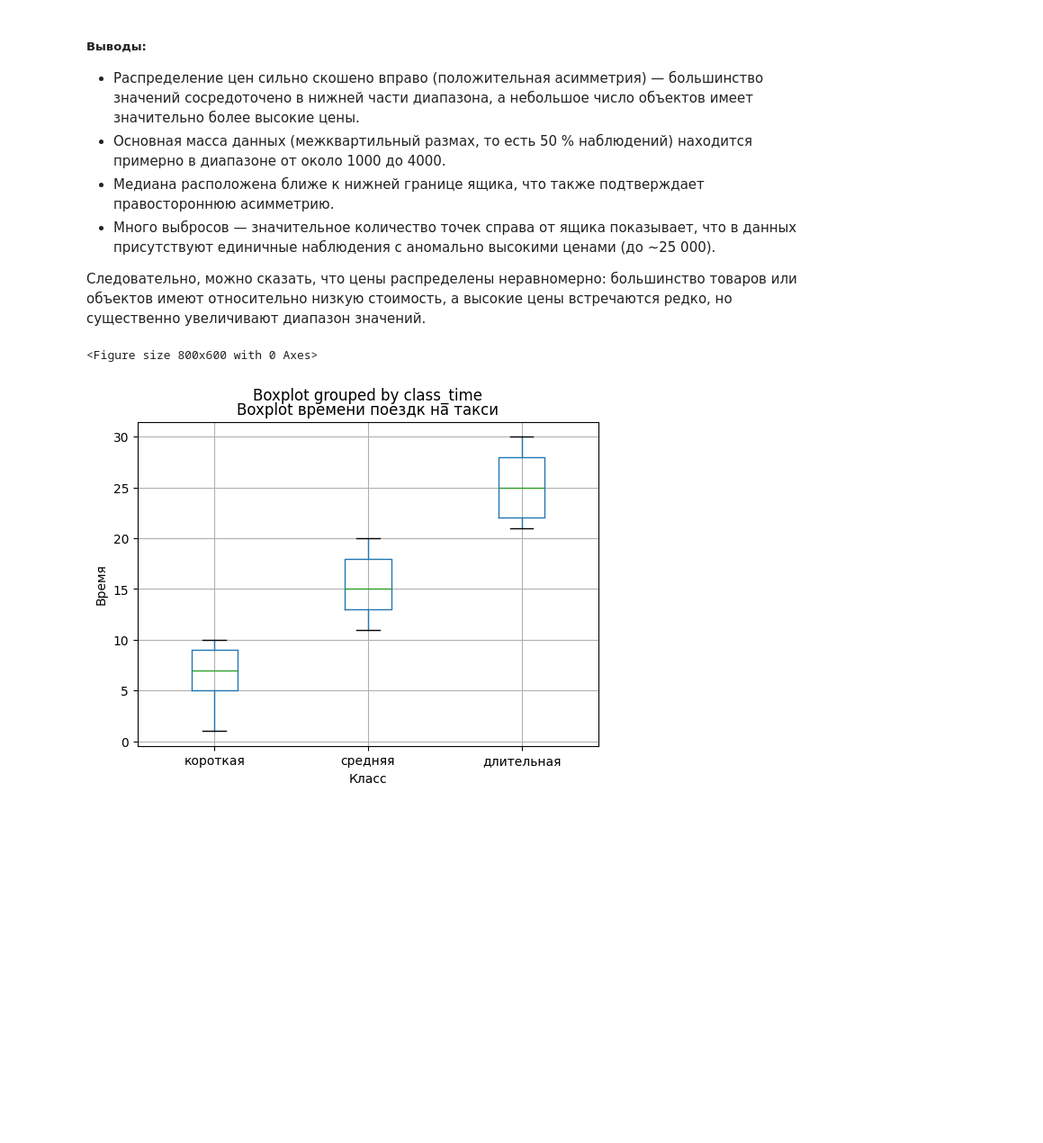
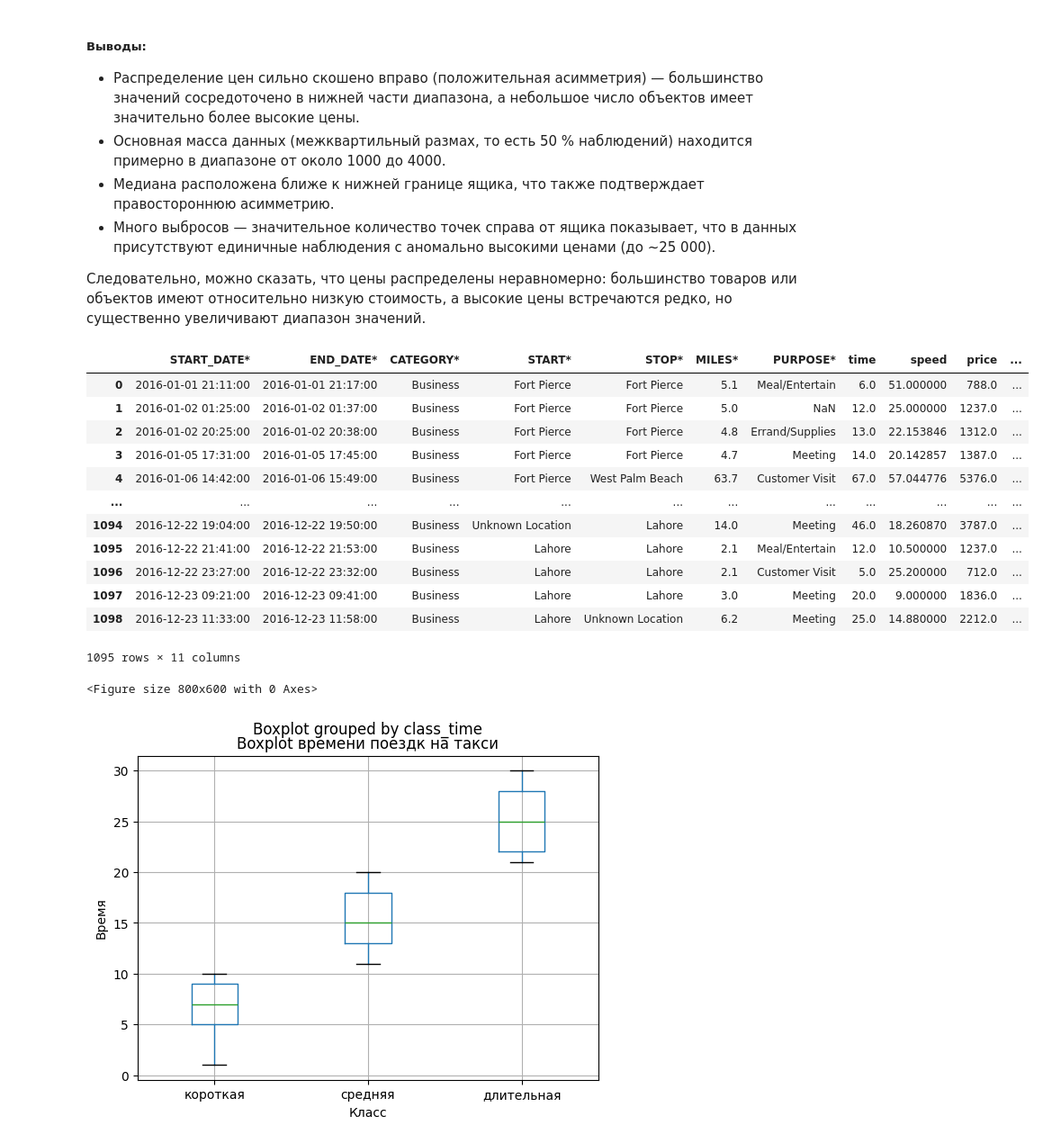
Before and after one commit to Vanya-sem/VVAD, a Jupyter notebook: ЛР2_Семенов_8.ipynb, the cells around one changed output. Shown at 90% size. Drawn from its saved outputs; the diff is of its cells as text; code cells hidden in the pictures; blank space fills up the shorter version.

```diff
--- a/ЛР2_Семенов_8.ipynb
+++ b/ЛР2_Семенов_8.ipynb
@@ -438,16 +436,29 @@ plt.show()
 Следовательно, можно сказать, что цены распределены неравномерно: большинство товаров или объектов имеют относительно низкую стоимость, а высокие цены встречаются редко, но существенно увеличивают диапазон значений.
 # %%
 df['class_time'] = pd.cut(df['time'], bins = [0, 10, 20, 30], labels=['короткая', 'средняя', 'длительная'], include_lowest=True)
-
+display(df)
 plt.figure(figsize=(8, 6))
 df.boxplot(by='class_time', column='time')
 #sns.boxplot(x='class_time', y='time', data=df, palette='Set2', hue='class_time', legend=False)
 plt.title('Boxplot времени поездк на такси')
 plt.xlabel('Класс')
 plt.ylabel('Время')
 plt.show()
 # %% [output]
+|  | START_DATE* | END_DATE* | CATEGORY* | START* | STOP* | MILES* | PURPOSE* | time | speed | price | ... |
+| 0 | 2016-01-01 21:11:00 | 2016-01-01 21:17:00 | Business | Fort Pierce | Fort Pierce | 5.1 | Meal/Entertain | 6.0 | 51.000000 | 788.0 | ... |
+| 1 | 2016-01-02 01:25:00 | 2016-01-02 01:37:00 | Business | Fort Pierce | Fort Pierce | 5.0 | NaN | 12.0 | 25.000000 | 1237.0 | ... |
+| 2 | 2016-01-02 20:25:00 | 2016-01-02 20:38:00 | Business | Fort Pierce | Fort Pierce | 4.8 | Errand/Supplies | 13.0 | 22.153846 | 1312.0 | ... |
+| 3 | 2016-01-05 17:31:00 | 2016-01-05 17:45:00 | Business | Fort Pierce | Fort Pierce | 4.7 | Meeting | 14.0 | 20.142857 | 1387.0 | ... |
+| 4 | 2016-01-06 14:42:00 | 2016-01-06 15:49:00 | Business | Fort Pierce | West Palm Beach | 63.7 | Customer Visit | 67.0 | 57.044776 | 5376.0 | ... |
+| ... | ... | ... | ... | ... | ... | ... | ... | ... | ... | ... | ... |
+| 1094 | 2016-12-22 19:04:00 | 2016-12-22 19:50:00 | Business | Unknown Location | Lahore | 14.0 | Meeting | 46.0 | 18.260870 | 3787.0 | ... |
+| 1095 | 2016-12-22 21:41:00 | 2016-12-22 21:53:00 | Business | Lahore | Lahore | 2.1 | Meal/Entertain | 12.0 | 10.500000 | 1237.0 | ... |
+| 1096 | 2016-12-22 23:27:00 | 2016-12-22 23:32:00 | Business | Lahore | Lahore | 2.1 | Customer Visit | 5.0 | 25.200000 | 712.0 | ... |
+| 1097 | 2016-12-23 09:21:00 | 2016-12-23 09:41:00 | Business | Lahore | Lahore | 3.0 | Meeting | 20.0 | 9.000000 | 1836.0 | ... |
+| 1098 | 2016-12-23 11:33:00 | 2016-12-23 11:58:00 | Business | Lahore | Unknown Location | 6.2 | Meeting | 25.0 | 14.880000 | 2212.0 | ... |
-<Figure size 800x600 with 0 Axes>
+1095 rows × 11 columns
+<Figure size 800x600 with 0 Axes>
 [figure]
 # %% [markdown]
 ##### Выводы:
```
Also changed, not shown: parts of 2 cells of this notebook.
